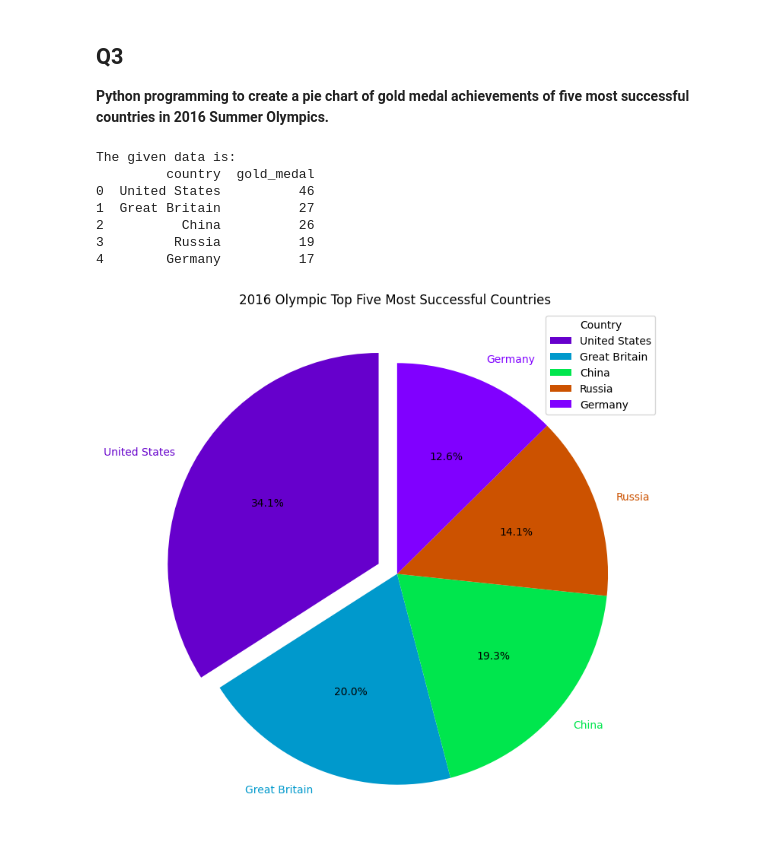
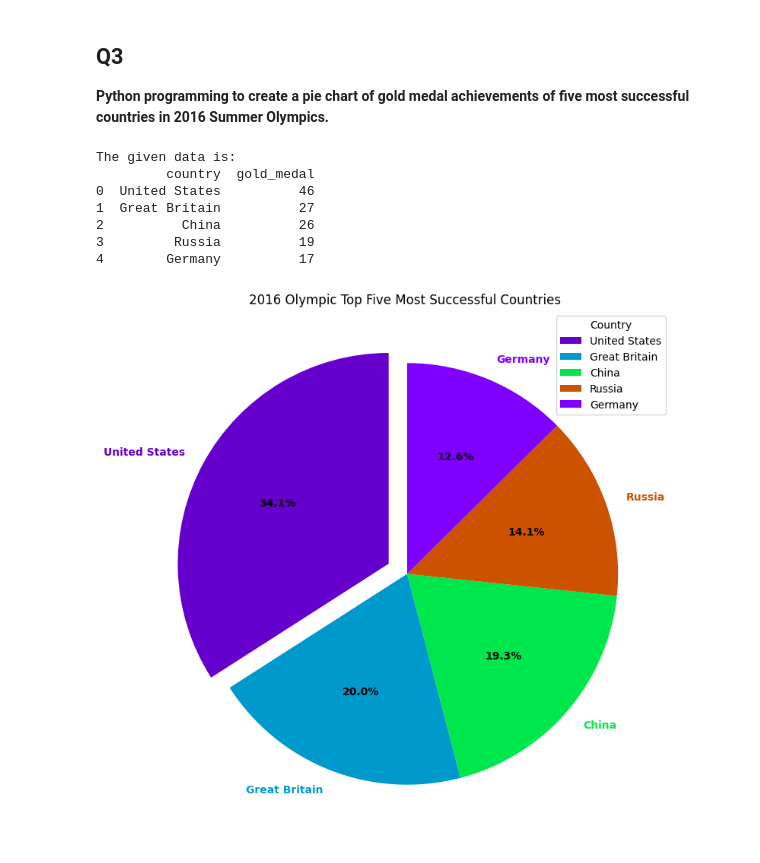
Before and after one commit to ayush-prajapati01/Python-Libraries, a Jupyter notebook: Matplotlib_Programs/piechart_programs.ipynb, the cells around one changed output. Saved outputs shown, nothing was run; the diff lists cells and outputs as text; code cells hidden in the pictures.

Commit message:
[Ayush] Refactor: Python program to create a pie chart of gold medal achievements of five most successful countries in 2016 Summer Olympics.

```diff
--- a/Matplotlib_Programs/piechart_programs.ipynb
+++ b/Matplotlib_Programs/piechart_programs.ipynb
@@ -59,32 +59,36 @@ def main():
     print(f"The given data is:\n{medals_df}\n")
     explodes = [0.1,0,0,0,0]
     colors = ['#6600cc', '#0099cc', '#00e64d', '#cc5200', '#8000ff']
+    text_properties = {
+        'fontsize': 10,
+        'fontweight':'bold'
+    }
 
     plt.figure(figsize=(10,9))
 
     wedges, texts, autotexts = plt.pie(medals_df['gold_medal'], labels=medals_df['country'], autopct='%1.1f%%', startangle=90,
-            colors=colors, explode=explodes, shadow = False)
+            colors=colors, explode=explodes, shadow = False, textprops = text_properties)
 
     # Method 1
     # for text, color in zip(texts, colors):
     #     text.set_color(color)
 
     # Method 2
     for wedge, text in zip(wedges, texts):
         text.set_color(wedge.get_facecolor())
 
     plt.title("2016 Olympic Top Five Most Successful Countries ")
     plt.legend(title = 'Country')
     plt.show()
 
 if __name__ == "__main__":
     main()
 # %% [output]
 The given data is:
          country  gold_medal
 0  United States          46
 1  Great Britain          27
 2          China          26
 3         Russia          19
 4        Germany          17
-[figure, old version]
+[figure, new version]
```
